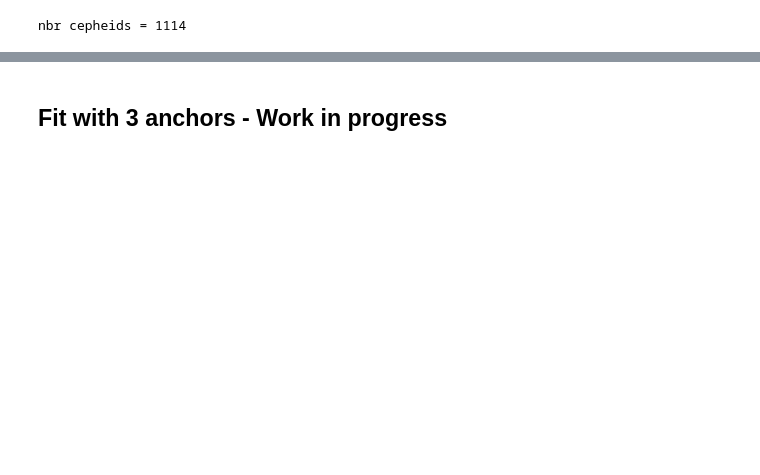
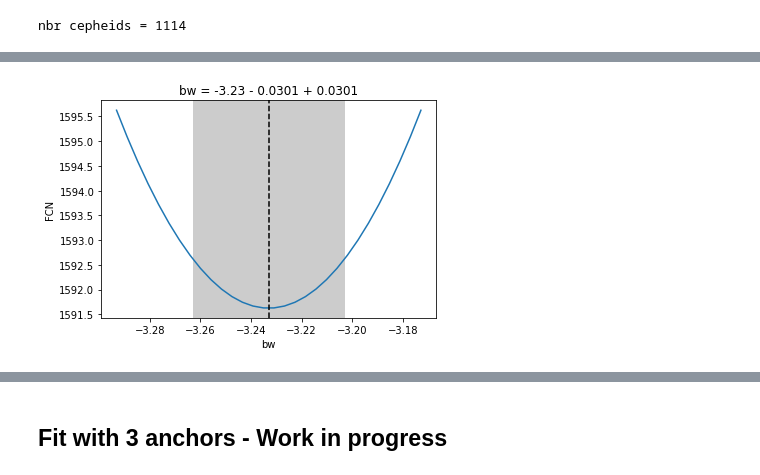
Before and after one commit to bastiencarreres/H0_work, a Jupyter notebook: H0_meas_R16.ipynb, the cells around one changed output, grey strips where cells are left out. Drawn from its saved outputs; the diff is of its cells as text; code cells hidden in the pictures; blank space fills up the shorter version.

```diff
--- a/H0_meas_R16.ipynb
+++ b/H0_meas_R16.ipynb
@@ -590,7 +862,7 @@ def chi2_doub(q):
     return (y-L @ q).T @ C_inv @ (y-L.dot(q))
 # %%
 names = np.concatenate((np.array(["mu_{}_muN4258".format(n) for n in sn_host]),np.array(['mu_M31-mu_4248', 'zpw4258', 'bw', 'bl', 'Zw', 'm_4258'])))
-chimin_doub = Minuit.from_array_func(chi2_simp, res, errordef = 1, error=0.001, name=names)
+chimin_doub = Minuit.from_array_func(chi2_doub, res, errordef = 1, error=0.001, name=names)
 # %%
 chimin_doub.migrad()
 chimin_doub.hesse()
@@ -599,0 +890,4 @@ print(f'chi2={chimin_doub.fval/(np.size(y)-np.size(res))}')
+# %%
+chimin_doub.draw_mnprofile('bw');
+# %% [output]
+[figure, added]
```
Also changed, not shown: parts of 60 cells of this notebook, 1 other file.
